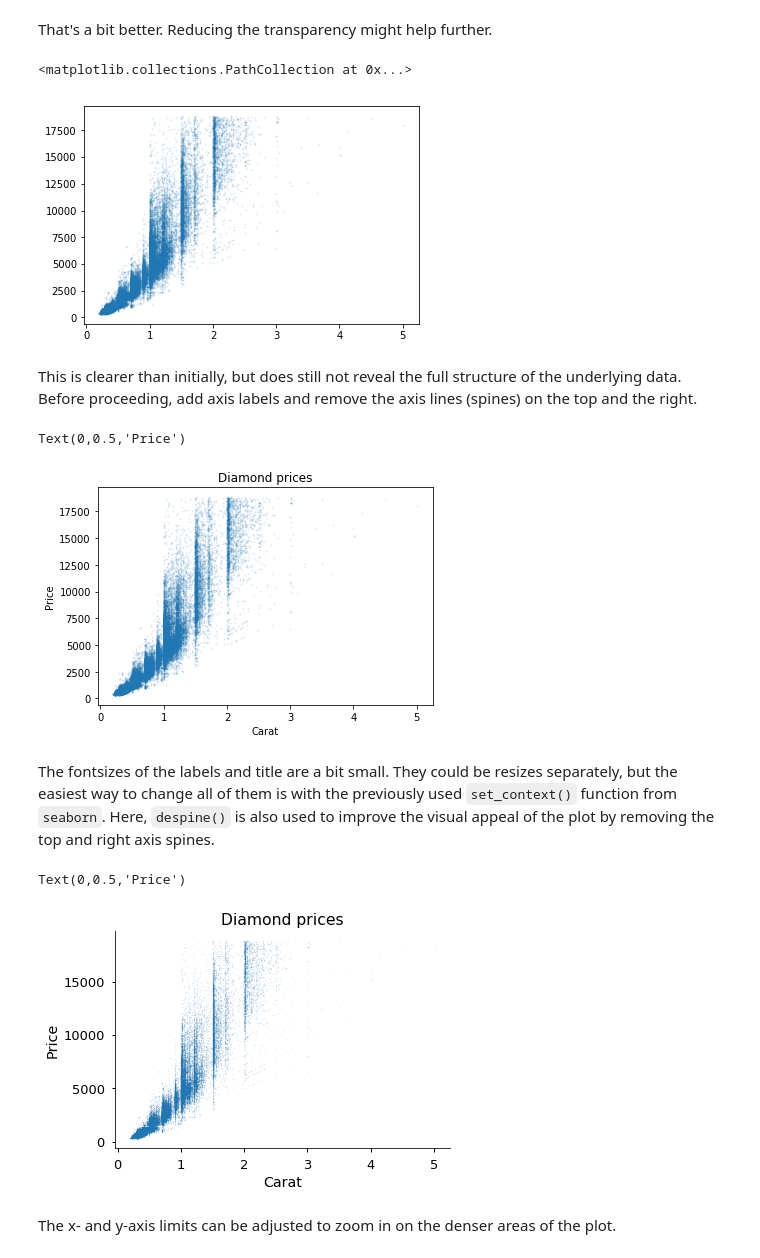
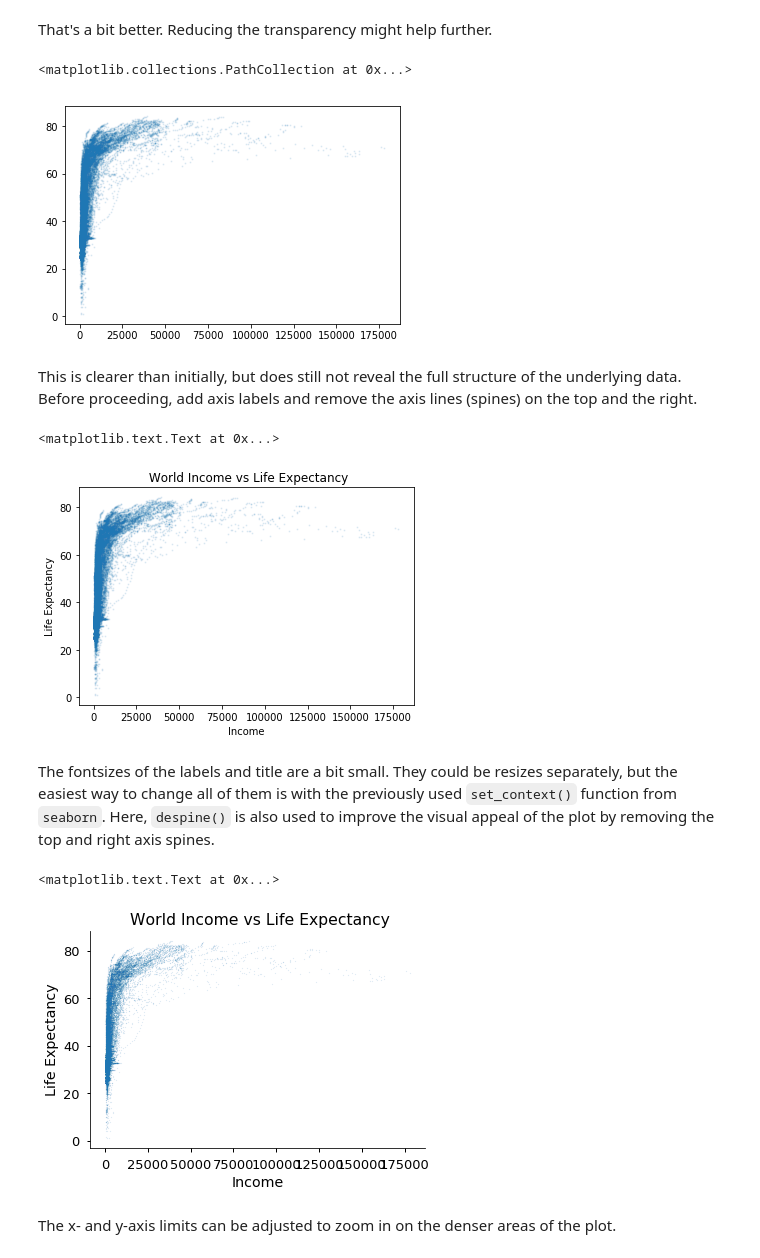
Before and after one commit to UofTCoders/2018-09-10-utoronto, a Jupyter notebook: code/4-advanced-gapminder.ipynb, the cells around one changed output. Cells and saved outputs as stored; diff of their text form; code cells hidden in the pictures.

```diff
--- a/code/4-advanced-gapminder.ipynb
+++ b/code/4-advanced-gapminder.ipynb
@@ -327,22 +331,22 @@ ax.scatter('carat', 'price', data=diamonds, s=1)
 That's a bit better. Reducing the transparency might help further.
 # %%
 fig, ax = plt.subplots()
-ax.scatter('carat', 'price', data=diamonds, s=1, alpha=0.1)
+ax.scatter('income', 'life_expectancy', data=survey, s=1, alpha=0.1)
 # %% [output]
 <matplotlib.collections.PathCollection at 0x...>
-[figure, old version]
+[figure, new version]
 # %% [markdown]
 This is clearer than initially, but does still not reveal the full structure of the underlying data. Before proceeding, add axis labels and remove the axis lines (spines) on the top and the right.
 # %%
 fig, ax = plt.subplots()
-ax.scatter('carat', 'price', data=diamonds, s=1, alpha=0.1)
+ax.scatter('income', 'life_expectancy', data=survey, s=1, alpha=0.1)
 
-ax.set_title('Diamond prices')
-ax.set_xlabel('Carat')
-ax.set_ylabel('Price')
+ax.set_title(' World Income vs Life Expectancy')
+ax.set_xlabel('Income')
+ax.set_ylabel('Life Expectancy')
 # %% [output]
-Text(0,0.5,'Price')
+<matplotlib.text.Text at 0x...>
-[figure, old version]
+[figure, new version]
 # %% [markdown]
 The fontsizes of the labels and title are a bit small. They could be resizes separately, but the easiest way to change all of them is with the previously used `set_context()` function from `seaborn`. Here, `despine()` is also used to improve the visual appeal of the plot by removing the top and right axis spines.
 # %%
@@ -351,18 +355,18 @@ import seaborn as sns
 sns.set_context('notebook', font_scale=1.3) # Increase all font sizes
 
 fig, ax = plt.subplots()
-ax.scatter('carat', 'price', data=diamonds, s=1, alpha=0.1)
+ax.scatter('income', 'life_expectancy', data=survey, s=1, alpha=0.1)
 sns.despine()
 
-ax.set_title('Diamond prices')
-ax.set_xlabel('Carat')
-ax.set_ylabel('Price')
+ax.set_title(' World Income vs Life Expectancy')
+ax.set_xlabel('Income')
+ax.set_ylabel('Life Expectancy')
 # sns.despine() essentially does the following:
 # ax.spines['top'].set_visible(False)
 # ax.spines['right'].set_visible(False)
 # %% [output]
-Text(0,0.5,'Price')
+<matplotlib.text.Text at 0x...>
-[figure, old version]
+[figure, new version]
 # %% [markdown]
 The x- and y-axis limits can be adjusted to zoom in on the denser areas of the plot.
 # %%
```
Also changed, not shown: parts of 26 cells of this notebook.
